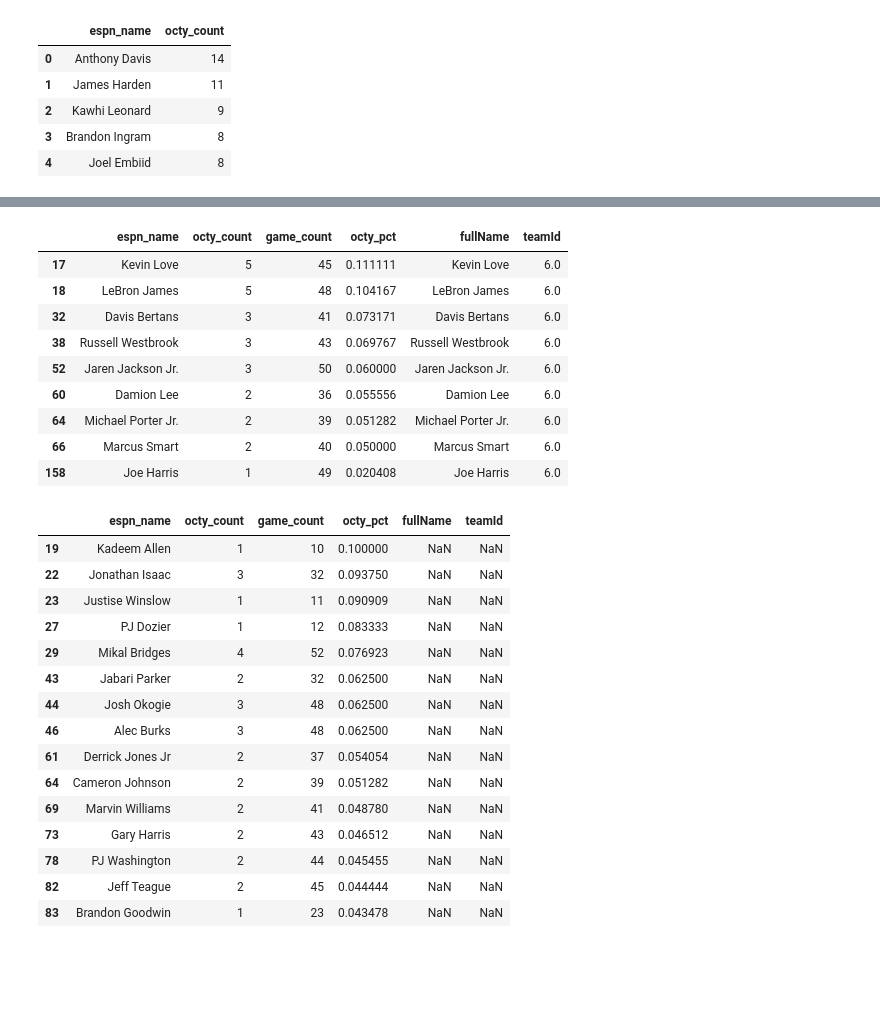
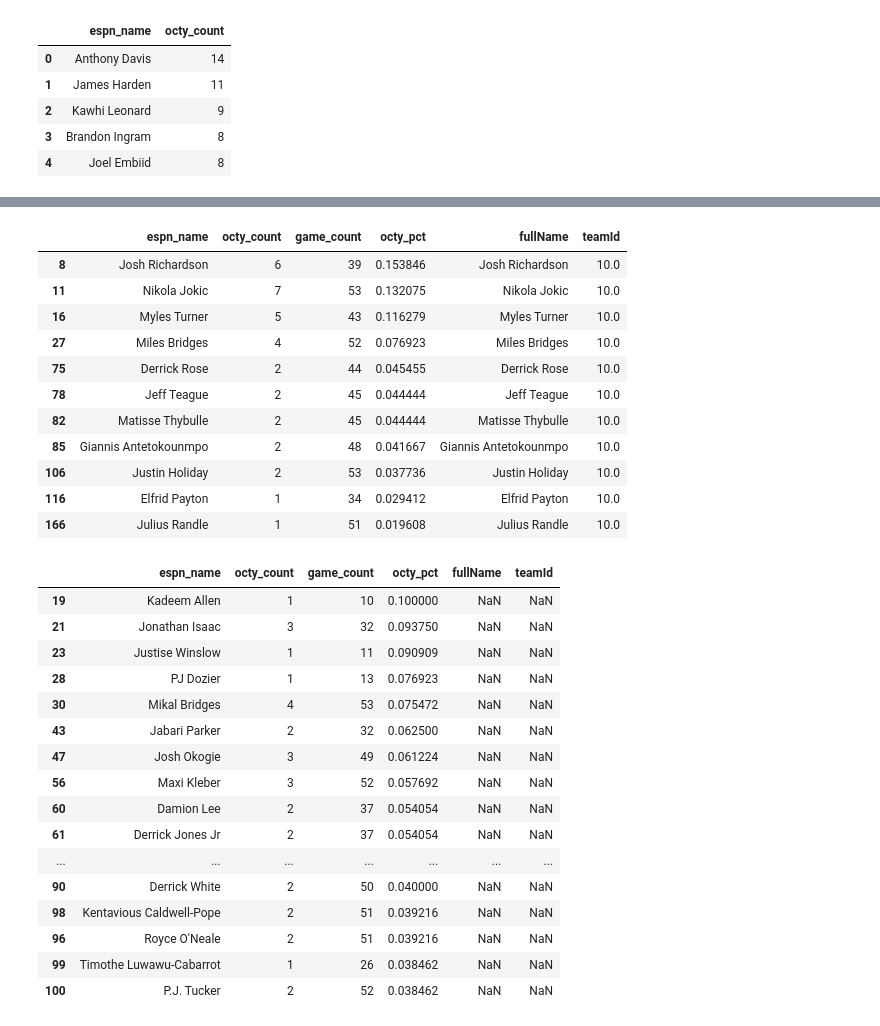
Before and after one commit to codyschank/cluj, a Jupyter notebook: octys.ipynb, the cells around one changed output, grey strips where cells are left out. Cells and saved outputs as stored; diff of their text form; code cells hidden in the pictures; blank space fills up the shorter version.

```diff
--- a/octys.ipynb
+++ b/octys.ipynb
@@ -144,34 +135,37 @@ teamId
 Name: octy_count, dtype: int64
 # %%
-rosters_merge.loc[rosters_merge.teamId == 6]
+rosters_merge.loc[rosters_merge.teamId == 10]
 # %% [output]
 |  | espn_name | octy_count | game_count | octy_pct | fullName | teamId |
-| 17 | Kevin Love | 5 | 45 | 0.111111 | Kevin Love | 6.0 |
-| 18 | LeBron James | 5 | 48 | 0.104167 | LeBron James | 6.0 |
-| 32 | Davis Bertans | 3 | 41 | 0.073171 | Davis Bertans | 6.0 |
-| 38 | Russell Westbrook | 3 | 43 | 0.069767 | Russell Westbrook | 6.0 |
-| 52 | Jaren Jackson Jr. | 3 | 50 | 0.060000 | Jaren Jackson Jr. | 6.0 |
-| 60 | Damion Lee | 2 | 36 | 0.055556 | Damion Lee | 6.0 |
-| 64 | Michael Porter Jr. | 2 | 39 | 0.051282 | Michael Porter Jr. | 6.0 |
-| 66 | Marcus Smart | 2 | 40 | 0.050000 | Marcus Smart | 6.0 |
-| 158 | Joe Harris | 1 | 49 | 0.020408 | Joe Harris | 6.0 |
+| 8 | Josh Richardson | 6 | 39 | 0.153846 | Josh Richardson | 10.0 |
+| 11 | Nikola Jokic | 7 | 53 | 0.132075 | Nikola Jokic | 10.0 |
+| 16 | Myles Turner | 5 | 43 | 0.116279 | Myles Turner | 10.0 |
+| 27 | Miles Bridges | 4 | 52 | 0.076923 | Miles Bridges | 10.0 |
+| 75 | Derrick Rose | 2 | 44 | 0.045455 | Derrick Rose | 10.0 |
+| 78 | Jeff Teague | 2 | 45 | 0.044444 | Jeff Teague | 10.0 |
+| 82 | Matisse Thybulle | 2 | 45 | 0.044444 | Matisse Thybulle | 10.0 |
+| 85 | Giannis Antetokounmpo | 2 | 48 | 0.041667 | Giannis Antetokounmpo | 10.0 |
+| 106 | Justin Holiday | 2 | 53 | 0.037736 | Justin Holiday | 10.0 |
+| 116 | Elfrid Payton | 1 | 34 | 0.029412 | Elfrid Payton | 10.0 |
+| 166 | Julius Randle | 1 | 51 | 0.019608 | Julius Randle | 10.0 |
 # %%
 # should only be players on waiver wire
-rosters_merge.loc[rosters_merge.fullName.isnull()].sort_values('octy_pct', ascending=False).head(15)
+rosters_merge.loc[rosters_merge.fullName.isnull()].sort_values('octy_pct', ascending=False).head(20)
 # %% [output]
 |  | espn_name | octy_count | game_count | octy_pct | fullName | teamId |
 | 19 | Kadeem Allen | 1 | 10 | 0.100000 | NaN | NaN |
-| 22 | Jonathan Isaac | 3 | 32 | 0.093750 | NaN | NaN |
+| 21 | Jonathan Isaac | 3 | 32 | 0.093750 | NaN | NaN |
 | 23 | Justise Winslow | 1 | 11 | 0.090909 | NaN | NaN |
-| 27 | PJ Dozier | 1 | 12 | 0.083333 | NaN | NaN |
-| 29 | Mikal Bridges | 4 | 52 | 0.076923 | NaN | NaN |
+| 28 | PJ Dozier | 1 | 13 | 0.076923 | NaN | NaN |
+| 30 | Mikal Bridges | 4 | 53 | 0.075472 | NaN | NaN |
 | 43 | Jabari Parker | 2 | 32 | 0.062500 | NaN | NaN |
-| 44 | Josh Okogie | 3 | 48 | 0.062500 | NaN | NaN |
-| 46 | Alec Burks | 3 | 48 | 0.062500 | NaN | NaN |
+| 47 | Josh Okogie | 3 | 49 | 0.061224 | NaN | NaN |
+| 56 | Maxi Kleber | 3 | 52 | 0.057692 | NaN | NaN |
+| 60 | Damion Lee | 2 | 37 | 0.054054 | NaN | NaN |
 | 61 | Derrick Jones Jr | 2 | 37 | 0.054054 | NaN | NaN |
-| 64 | Cameron Johnson | 2 | 39 | 0.051282 | NaN | NaN |
-| 69 | Marvin Williams | 2 | 41 | 0.048780 | NaN | NaN |
-| 73 | Gary Harris | 2 | 43 | 0.046512 | NaN | NaN |
-| 78 | PJ Washington | 2 | 44 | 0.045455 | NaN | NaN |
-| 82 | Jeff Teague | 2 | 45 | 0.044444 | NaN | NaN |
-| 83 | Brandon Goodwin | 1 | 23 | 0.043478 | NaN | NaN |
+| ... | ... | ... | ... | ... | ... | ... |
+| 90 | Derrick White | 2 | 50 | 0.040000 | NaN | NaN |
+| 98 | Kentavious Caldwell-Pope | 2 | 51 | 0.039216 | NaN | NaN |
+| 96 | Royce O'Neale | 2 | 51 | 0.039216 | NaN | NaN |
+| 99 | Timothe Luwawu-Cabarrot | 1 | 26 | 0.038462 | NaN | NaN |
+| 100 | P.J. Tucker | 2 | 52 | 0.038462 | NaN | NaN |
```
Also changed, not shown: parts of 8 cells of this notebook, 3 other files.
